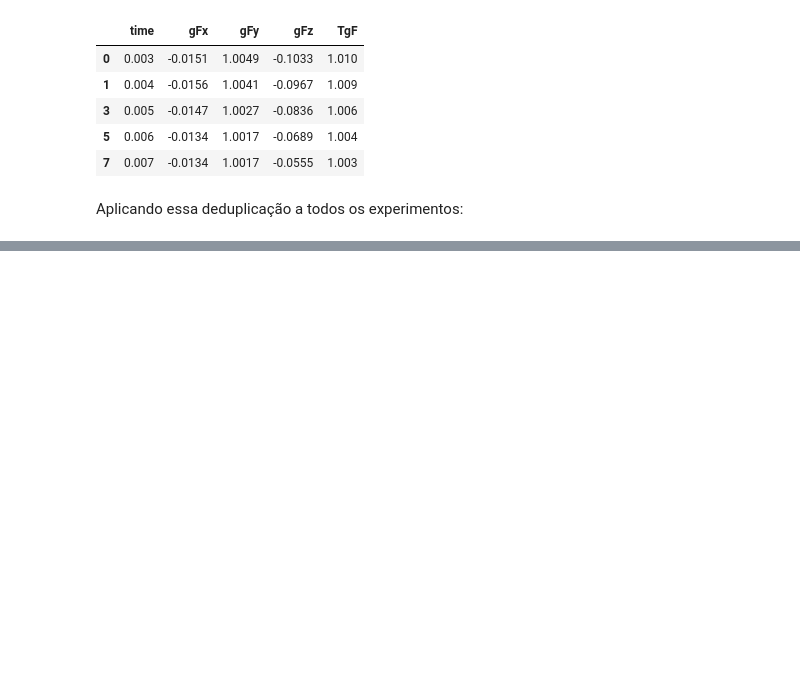
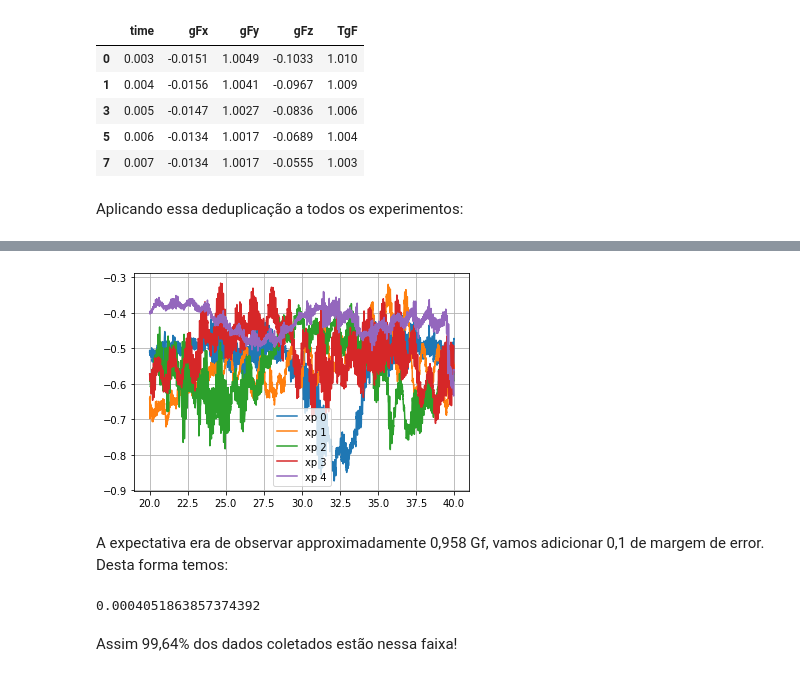
Before and after one commit to CaioCSdev/mac209, a Jupyter notebook: ep2/MCU.ipynb, the cells around one changed output, grey strips where cells are left out. Cells and saved outputs as stored; diff of their text form; code cells hidden in the pictures; blank space fills up the shorter version.

```diff
--- a/ep2/MCU.ipynb
+++ b/ep2/MCU.ipynb
@@ -137,0 +211,35 @@ for i in range(5):
+# %%
+t0 = 20
+tf = 40
+
+def relevant_exp60(i):
+    return exp60rpm[i][(exp60rpm[i].time > t0) & (exp60rpm[i].time < tf)]
+# %%
+for i in range(5):
+    plt.plot(
+        relevant_exp60(i).time,
+        relevant_exp60(i).gFz,
+        label="xp {}".format(i)
+    )
+
+plt.legend()
+plt.grid()
+plt.show()
+# %% [output]
+[figure, added]
+# %% [markdown]
+A expectativa era de observar approximadamente 0,958 Gf, vamos adicionar 0,1 de margem de error. Desta forma temos:
+# %%
+inside = 0
+outside = 0
+
+for i in range(len(exp60rpm)):
+    inside_i = len(relevant_exp60(i)[(relevant_exp60(i).gFz < -0.858) & (relevant_exp60(i).gFz > -1.058)])
+    inside += inside_i
+    outside += len(relevant_exp60(i)) - inside_i
+
+inside / (inside + outside)
+# %% [output]
+0.0004051863857374392
+# %% [markdown]
+Assim 99,64% dos dados coletados estão nessa faixa!
```
Also changed, not shown: parts of 15 cells of this notebook.
